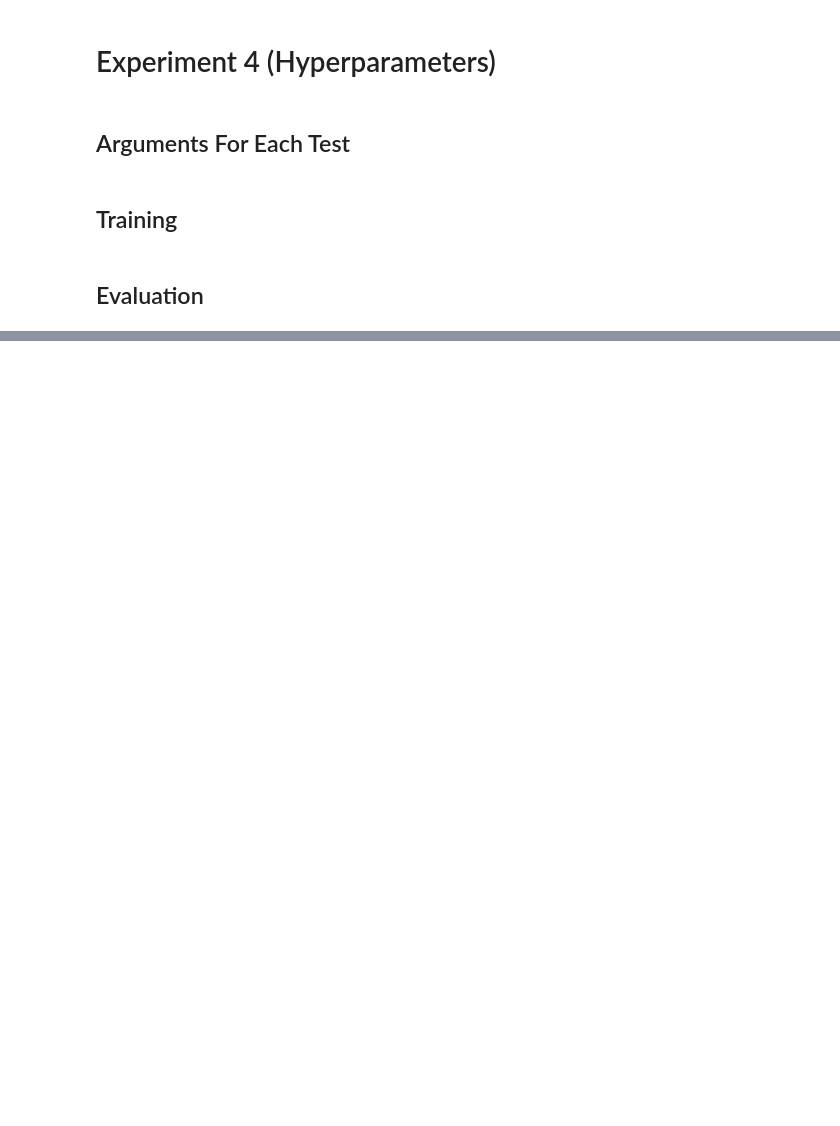
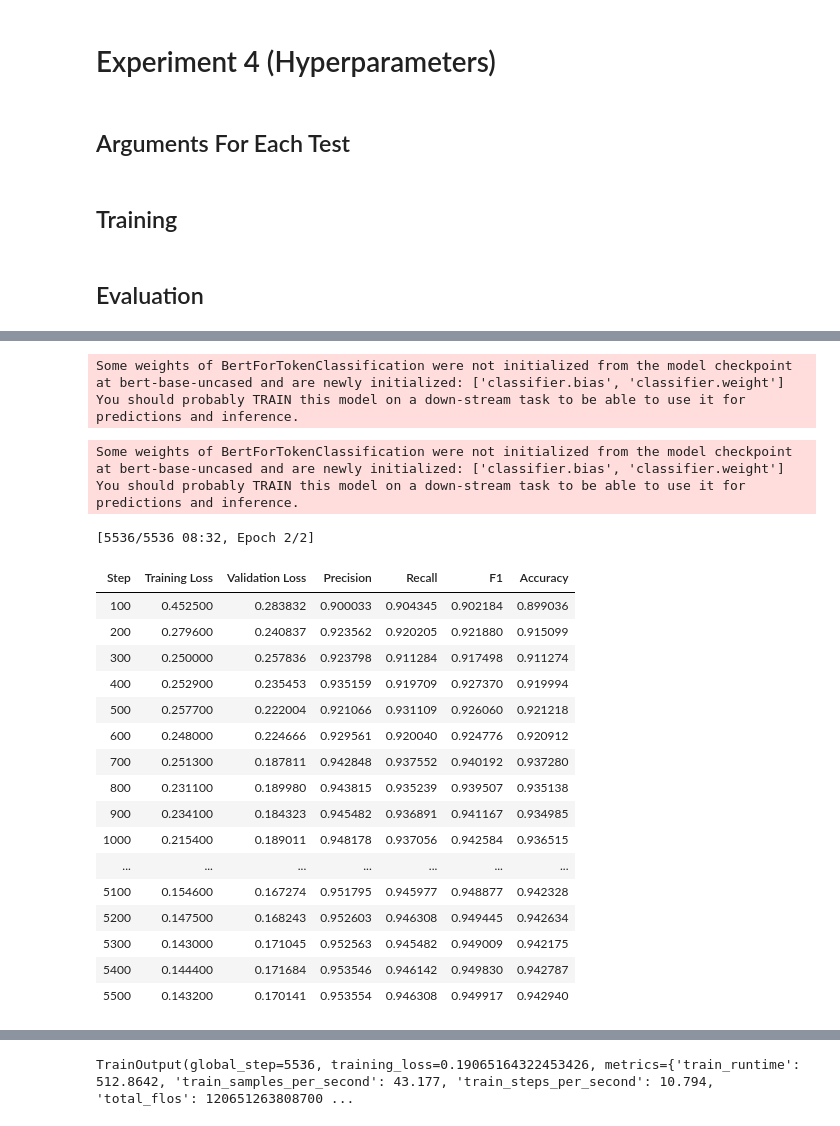
Before and after one commit to SurtMcGert/Abbreviation-detection-in-text, a Jupyter notebook: NLP-Coursework.ipynb, the cells around one changed output, grey strips where cells are left out. Saved outputs shown, nothing was run; the diff lists cells and outputs as text; code cells hidden in the pictures; blank space fills up the shorter version.

```diff
--- a/NLP-Coursework.ipynb
+++ b/NLP-Coursework.ipynb
@@ -2198,0 +1783,3 @@ You should probably TRAIN this model on a down-stream task to be able to use it
+# %%
+def model_init(trial):
+    return BertForTokenClassification.from_pretrained(model_name, num_labels=len(label_list))
@@ -2260,0 +1929,7 @@ weighted avg       0.95      0.94      0.94      6537
+# %%
+best_learning_rate = best_trials[4].hyperparameters["learning_rate"] # 2.7372546773241383e-05
+best_per_device_train_batch_size = best_trials[4].hyperparameters['per_device_train_batch_size'] # 4
+best_epochs = best_trials[4].hyperparameters['epochs'] # 2
+best_weight_decay = best_trials[4].hyperparameters['weight_decay'] # 0.007683180956122042
+best_adam_beta1 = best_trials[4].hyperparameters['adam_beta1'] # 0.1251657644168966
+best_adam_beta2 = best_trials[4].hyperparameters['adam_beta2'] # 0.8712430313955226
@@ -2260,0 +1950,59 @@ weighted avg       0.95      0.94      0.94      6537
+# %%
+best_train_args = TrainingArguments(
+        f"{model_name}-finetuned-best-{task}",
+        evaluation_strategy ='steps',
+        eval_steps = 100,
+        logging_steps = 100,
+        save_total_limit = 1,
+        adam_epsilon=1e-8,
+        max_grad_norm=1,
+        per_device_eval_batch_size=1,
+        save_steps=0,
+        metric_for_best_model = 'f1',
+        learning_rate = best_learning_rate,
+        per_device_train_batch_size = best_per_device_train_batch_size,
+        num_train_epochs = best_epochs,
+        weight_decay = best_weight_decay,
+        adam_beta1 = best_adam_beta1,
+        adam_beta2 = best_adam_beta2,
+        load_best_model_at_end=True,
+        report_to=["tensorboard"],
+    )
+# %%
+model = BertForTokenClassification.from_pretrained(model_name, num_labels=len(label_list))
+best_trainer = Trainer(
+    model=model,
+    args=best_train_args,
+    train_dataset=medium_tokenized_dataset["train"],
+    eval_dataset=tokenized_datasets["validation"],
+    compute_metrics=compute_metrics,
+    tokenizer=tokenizer,
+    model_init=model_init,
+    data_collator=data_collator,
+)
+# %% [output]
+Some weights of BertForTokenClassification were not initialized from the model checkpoint at bert-base-uncased and are newly initialized: ['classifier.bias', 'classifier.weight']
+You should probably TRAIN this model on a down-stream task to be able to use it for predictions and inference.
+# %%
+best_trainer.train()
+# %% [output]
+Some weights of BertForTokenClassification were not initialized from the model checkpoint at bert-base-uncased and are newly initialized: ['classifier.bias', 'classifier.weight']
+You should probably TRAIN this model on a down-stream task to be able to use it for predictions and inference.
+[5536/5536 08:32, Epoch 2/2]
+| Step | Training Loss | Validation Loss | Precision | Recall | F1 | Accuracy |
+| 100 | 0.452500 | 0.283832 | 0.900033 | 0.904345 | 0.902184 | 0.899036 |
+| 200 | 0.279600 | 0.240837 | 0.923562 | 0.920205 | 0.921880 | 0.915099 |
+| 300 | 0.250000 | 0.257836 | 0.923798 | 0.911284 | 0.917498 | 0.911274 |
+| 400 | 0.252900 | 0.235453 | 0.935159 | 0.919709 | 0.927370 | 0.919994 |
+| 500 | 0.257700 | 0.222004 | 0.921066 | 0.931109 | 0.926060 | 0.921218 |
+| 600 | 0.248000 | 0.224666 | 0.929561 | 0.920040 | 0.924776 | 0.920912 |
+| 700 | 0.251300 | 0.187811 | 0.942848 | 0.937552 | 0.940192 | 0.937280 |
+| 800 | 0.231100 | 0.189980 | 0.943815 | 0.935239 | 0.939507 | 0.935138 |
+| 900 | 0.234100 | 0.184323 | 0.945482 | 0.936891 | 0.941167 | 0.934985 |
+| 1000 | 0.215400 | 0.189011 | 0.948178 | 0.937056 | 0.942584 | 0.936515 |
+| ... | ... | ... | ... | ... | ... | ... |
+| 5100 | 0.154600 | 0.167274 | 0.951795 | 0.945977 | 0.948877 | 0.942328 |
+| 5200 | 0.147500 | 0.168243 | 0.952603 | 0.946308 | 0.949445 | 0.942634 |
+| 5300 | 0.143000 | 0.171045 | 0.952563 | 0.945482 | 0.949009 | 0.942175 |
+| 5400 | 0.144400 | 0.171684 | 0.953546 | 0.946142 | 0.949830 | 0.942787 |
+| 5500 | 0.143200 | 0.170141 | 0.953554 | 0.946308 | 0.949917 | 0.942940 |
@@ -2260,0 +2026 @@ weighted avg       0.95      0.94      0.94      6537
+TrainOutput(global_step=5536, training_loss=0.19065164322453426, metrics={'train_runtime': 512.8642, 'train_samples_per_second': 43.177, 'train_steps_per_second': 10.794, 'total_flos': 120651263808700 ...
```
Also changed, not shown: parts of 65 cells of this notebook.
